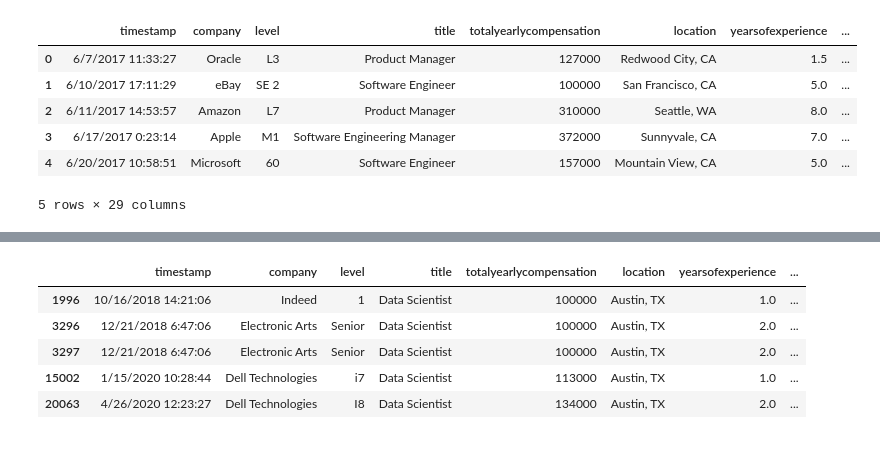
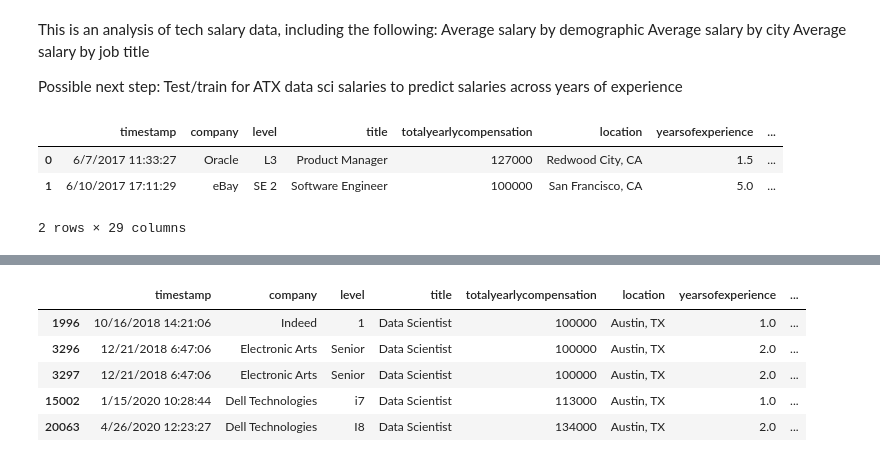
Before and after one commit to r3ginam/Data-Sci-Austin-Salary, a Jupyter notebook: SalaryDF.ipynb, the cells around one changed output, grey strips where cells are left out. Cells and saved outputs as stored; diff of their text form; code cells hidden in the pictures.

```diff
--- a/SalaryDF.ipynb
+++ b/SalaryDF.ipynb
@@ -1,21 +1,26 @@
+# %% [markdown]
+This is an analysis of tech salary data, including the following:
+Average salary by demographic
+Average salary by city
+Average salary by job title
+
+Possible next step:
+Test/train for ATX data sci salaries to predict salaries across years of experience
 # %%
 #Dependencies
 import pandas as pd
 import numpy as np
 
 #Load file
 salary_data = "Levels_Fyi_Salary_Data.csv/Levels_Fyi_Salary_Data.csv"
 
-#Make it a dataframe
+#Read into a dataframe
 salary_data_df = pd.read_csv(salary_data)
 
 #Check file
-salary_data_df.head(5)
+salary_data_df.head(2)
 # %% [output]
 |  | timestamp | company | level | title | totalyearlycompensation | location | yearsofexperience | ... |
 | 0 | 6/7/2017 11:33:27 | Oracle | L3 | Product Manager | 127000 | Redwood City, CA | 1.5 | ... |
 | 1 | 6/10/2017 17:11:29 | eBay | SE 2 | Software Engineer | 100000 | San Francisco, CA | 5.0 | ... |
-| 2 | 6/11/2017 14:53:57 | Amazon | L7 | Product Manager | 310000 | Seattle, WA | 8.0 | ... |
-| 3 | 6/17/2017 0:23:14 | Apple | M1 | Software Engineering Manager | 372000 | Sunnyvale, CA | 7.0 | ... |
-| 4 | 6/20/2017 10:58:51 | Microsoft | 60 | Software Engineer | 157000 | Mountain View, CA | 5.0 | ... |
-5 rows × 29 columns
+2 rows × 29 columns
```
Also changed, not shown: parts of 9 cells of this notebook.
